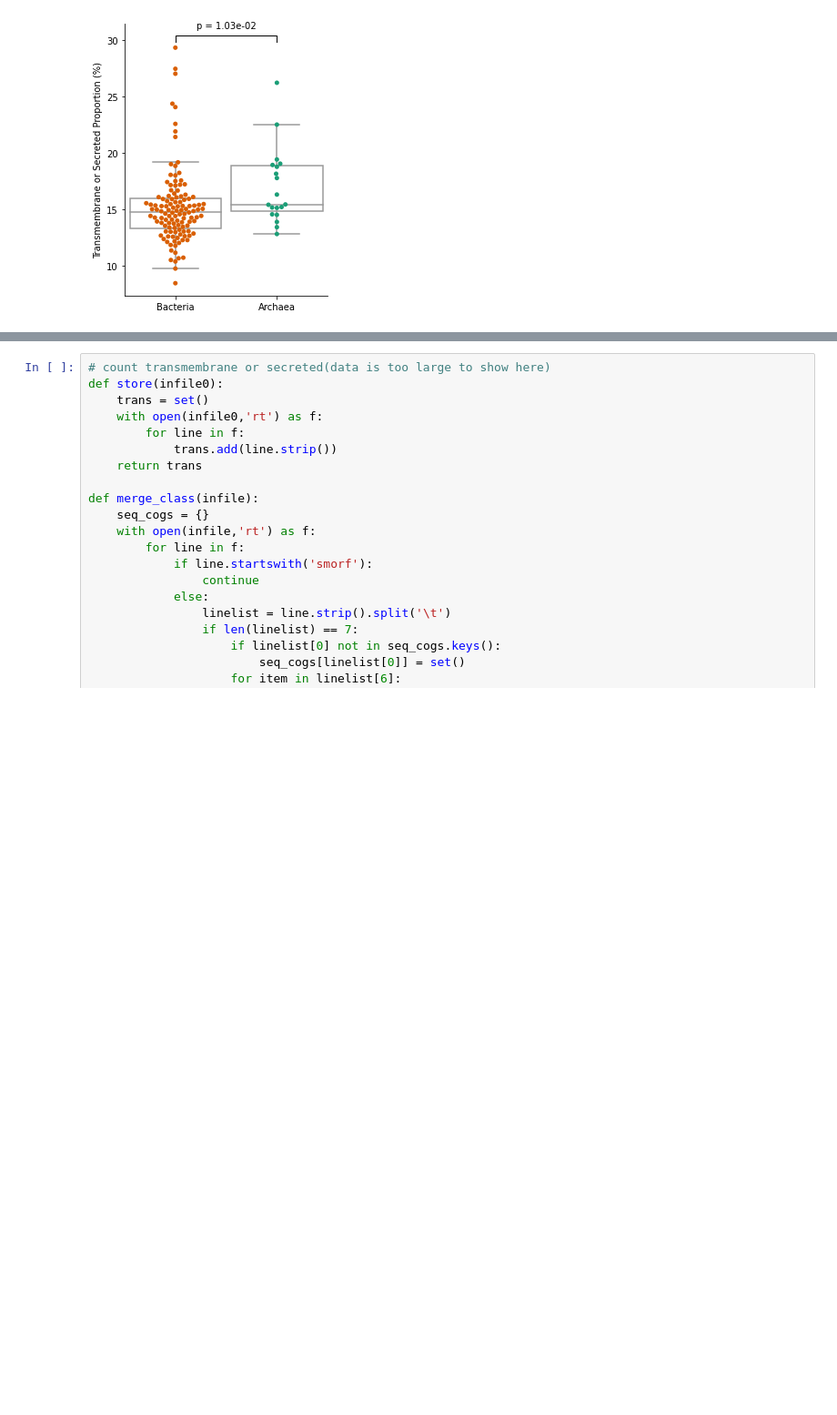
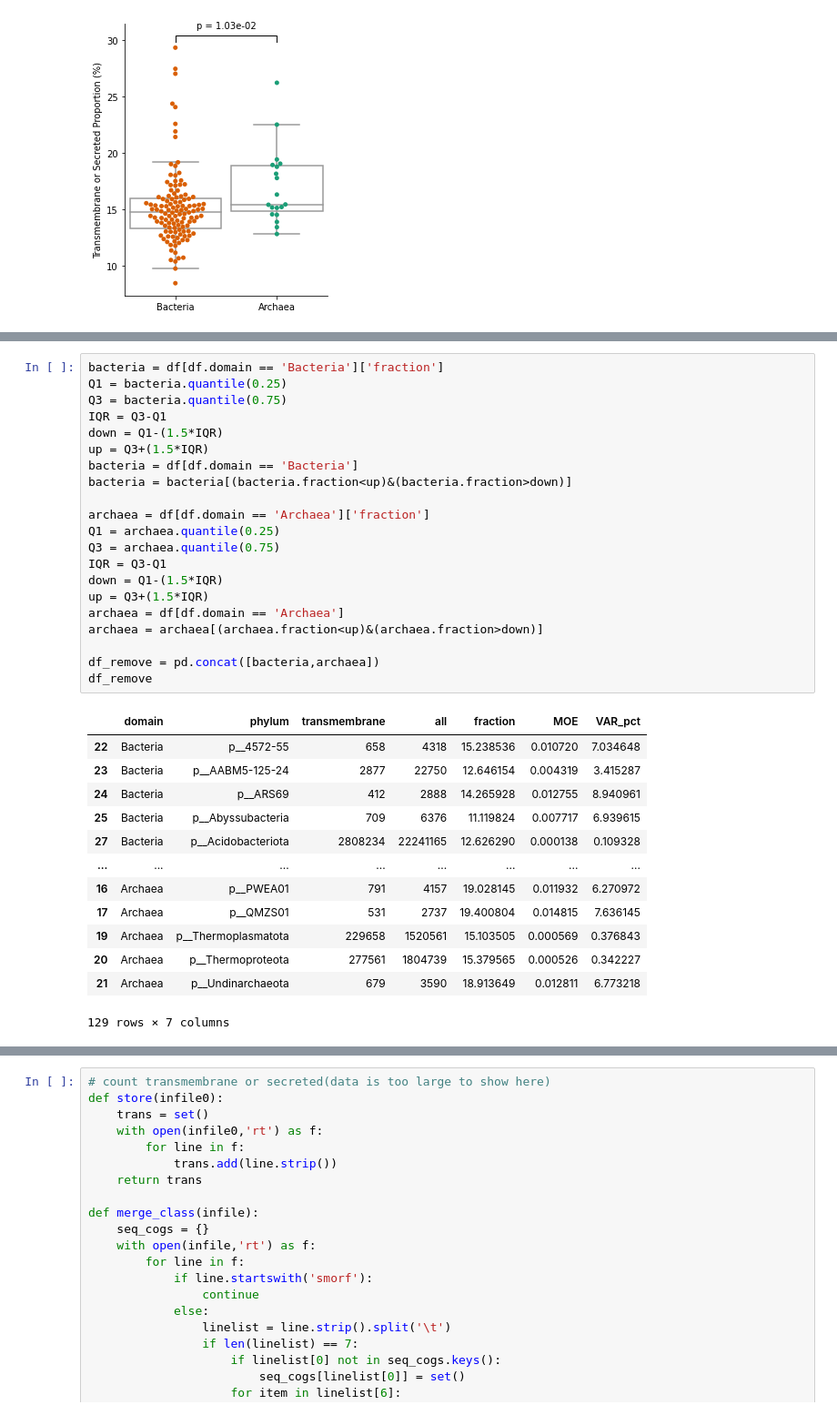
Before and after one commit to BigDataBiology/Duan2023__GMSCv1_Construction_And_Analysis, a Jupyter notebook: Manuscript_analysis/figure4.ipynb, the cells around one changed output, grey strips where cells are left out. Shown: that part at 91% size. Drawn from its saved outputs; the diff is of its cells as text; blank space fills up the shorter version.

```diff
--- a/Manuscript_analysis/figure4.ipynb
+++ b/Manuscript_analysis/figure4.ipynb
@@ -243,0 +267,35 @@ ax.spines['right'].set_visible(False)
+# %%
+bacteria = df[df.domain == 'Bacteria']['fraction']
+Q1 = bacteria.quantile(0.25)
+Q3 = bacteria.quantile(0.75)
+IQR = Q3-Q1
+down = Q1-(1.5*IQR)
+up = Q3+(1.5*IQR)
+bacteria = df[df.domain == 'Bacteria']
+bacteria = bacteria[(bacteria.fraction<up)&(bacteria.fraction>down)]
+
+archaea = df[df.domain == 'Archaea']['fraction']
+Q1 = archaea.quantile(0.25)
+Q3 = archaea.quantile(0.75)
+IQR = Q3-Q1
+down = Q1-(1.5*IQR)
+up = Q3+(1.5*IQR)
+archaea = df[df.domain == 'Archaea']
+archaea = archaea[(archaea.fraction<up)&(archaea.fraction>down)]
+
+df_remove = pd.concat([bacteria,archaea])
+df_remove
+# %% [output]
+|  | domain | phylum | transmembrane | all | fraction | MOE | VAR_pct |
+| 22 | Bacteria | p__4572-55 | 658 | 4318 | 15.238536 | 0.010720 | 7.034648 |
+| 23 | Bacteria | p__AABM5-125-24 | 2877 | 22750 | 12.646154 | 0.004319 | 3.415287 |
+| 24 | Bacteria | p__ARS69 | 412 | 2888 | 14.265928 | 0.012755 | 8.940961 |
+| 25 | Bacteria | p__Abyssubacteria | 709 | 6376 | 11.119824 | 0.007717 | 6.939615 |
+| 27 | Bacteria | p__Acidobacteriota | 2808234 | 22241165 | 12.626290 | 0.000138 | 0.109328 |
+| ... | ... | ... | ... | ... | ... | ... | ... |
+| 16 | Archaea | p__PWEA01 | 791 | 4157 | 19.028145 | 0.011932 | 6.270972 |
+| 17 | Archaea | p__QMZS01 | 531 | 2737 | 19.400804 | 0.014815 | 7.636145 |
+| 19 | Archaea | p__Thermoplasmatota | 229658 | 1520561 | 15.103505 | 0.000569 | 0.376843 |
+| 20 | Archaea | p__Thermoproteota | 277561 | 1804739 | 15.379565 | 0.000526 | 0.342227 |
+| 21 | Archaea | p__Undinarchaeota | 679 | 3590 | 18.913649 | 0.012811 | 6.773218 |
+129 rows × 7 columns
```
Also changed, not shown: parts of 2 cells of this notebook.
